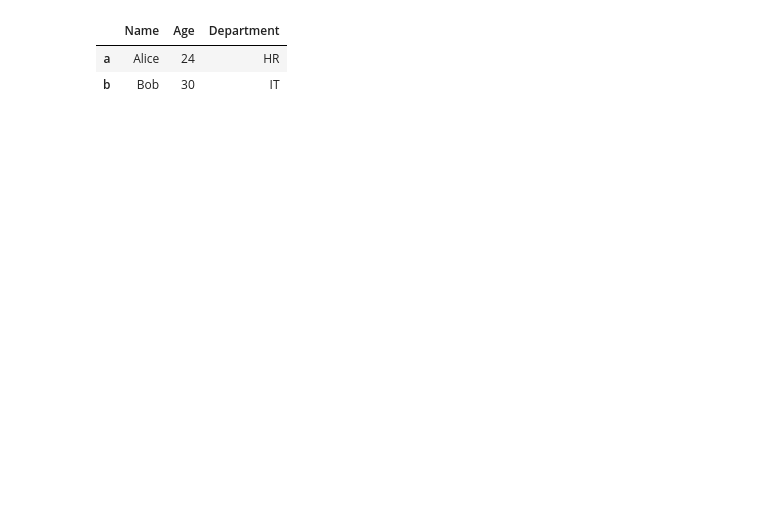
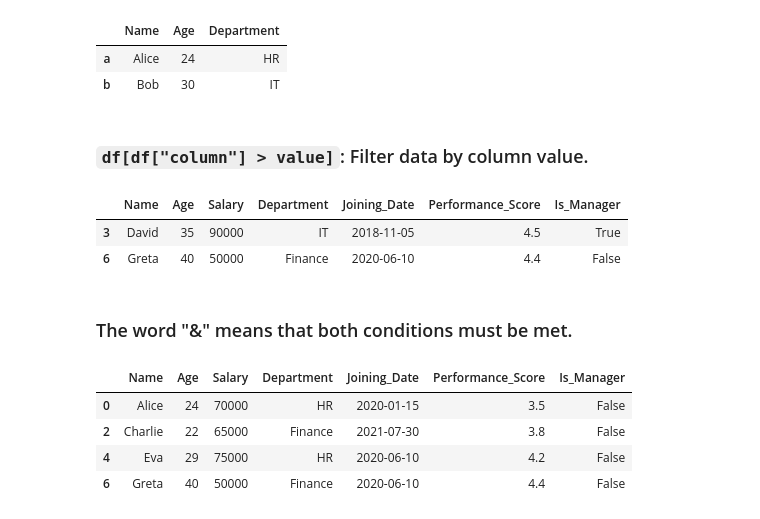
Before and after one commit to AsadulloAbdullayev/Functions-of-pandas, a Jupyter notebook: Data Selection and Filtering.ipynb, the cells around one changed output. Cells and saved outputs as stored; diff of their text form; code cells hidden in the pictures; blank space fills up the shorter version.

```diff
--- a/Data Selection and Filtering.ipynb
+++ b/Data Selection and Filtering.ipynb
@@ -233,3 +245,21 @@ df.loc[['a','b'],['Name','Age','Department']]
 |  | Name | Age | Department |
 | a | Alice | 24 | HR |
 | b | Bob | 30 | IT |
+# %% [markdown]
+### `df[df["column"] > value]`: Filter data by column value.
+# %%
+df[df['Age']>30]
+# %% [output]
+|  | Name | Age | Salary | Department | Joining_Date | Performance_Score | Is_Manager |
+| 3 | David | 35 | 90000 | IT | 2018-11-05 | 4.5 | True |
+| 6 | Greta | 40 | 50000 | Finance | 2020-06-10 | 4.4 | False |
+# %% [markdown]
+### The word "&" means that both conditions must be met.
+# %%
+df[(df['Age']>20) & (df['Is_Manager']==False)]
+# %% [output]
+|  | Name | Age | Salary | Department | Joining_Date | Performance_Score | Is_Manager |
+| 0 | Alice | 24 | 70000 | HR | 2020-01-15 | 3.5 | False |
+| 2 | Charlie | 22 | 65000 | Finance | 2021-07-30 | 3.8 | False |
+| 4 | Eva | 29 | 75000 | HR | 2020-06-10 | 4.2 | False |
+| 6 | Greta | 40 | 50000 | Finance | 2020-06-10 | 4.4 | False |
```
Also changed, not shown: parts of 12 cells of this notebook, 1 other file.
